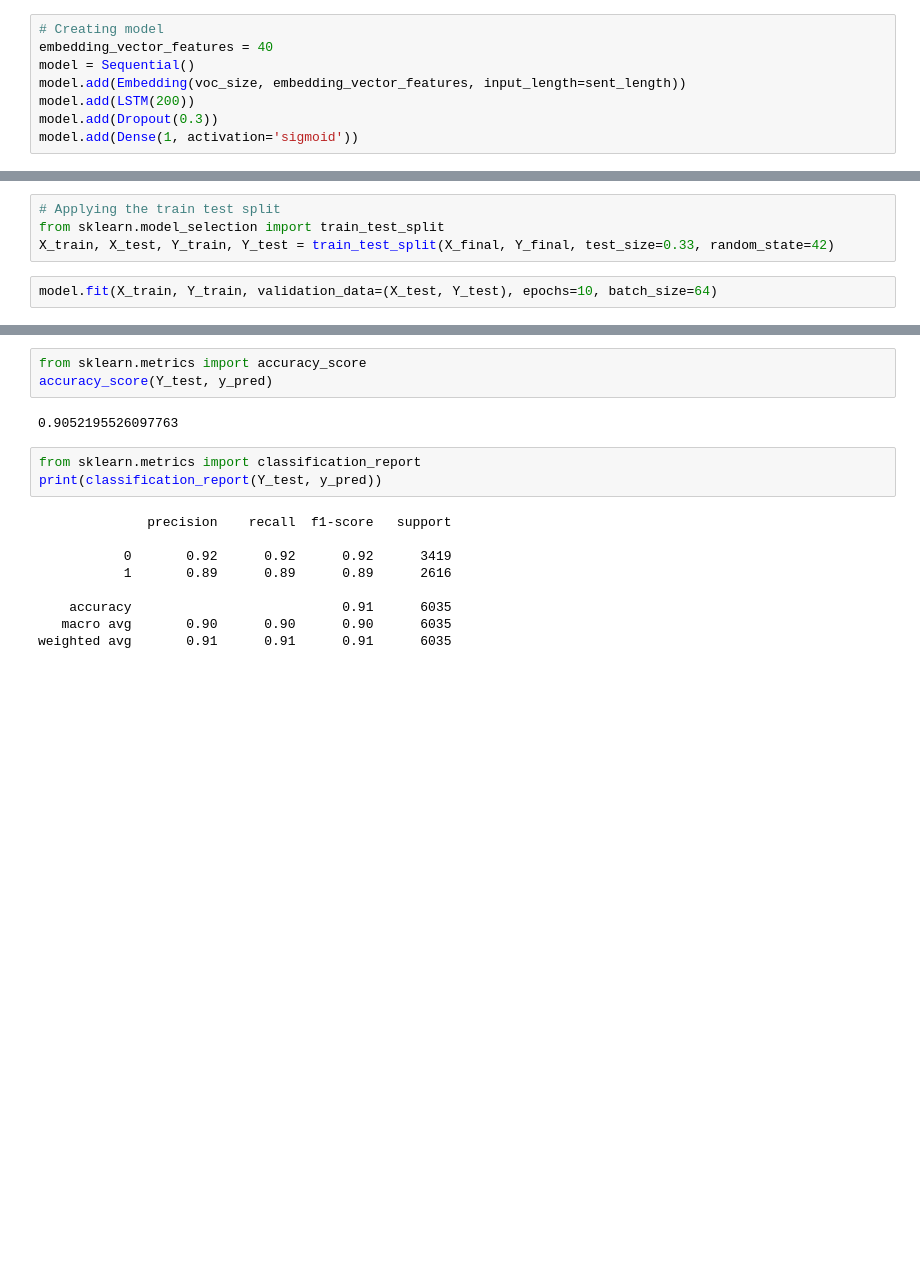
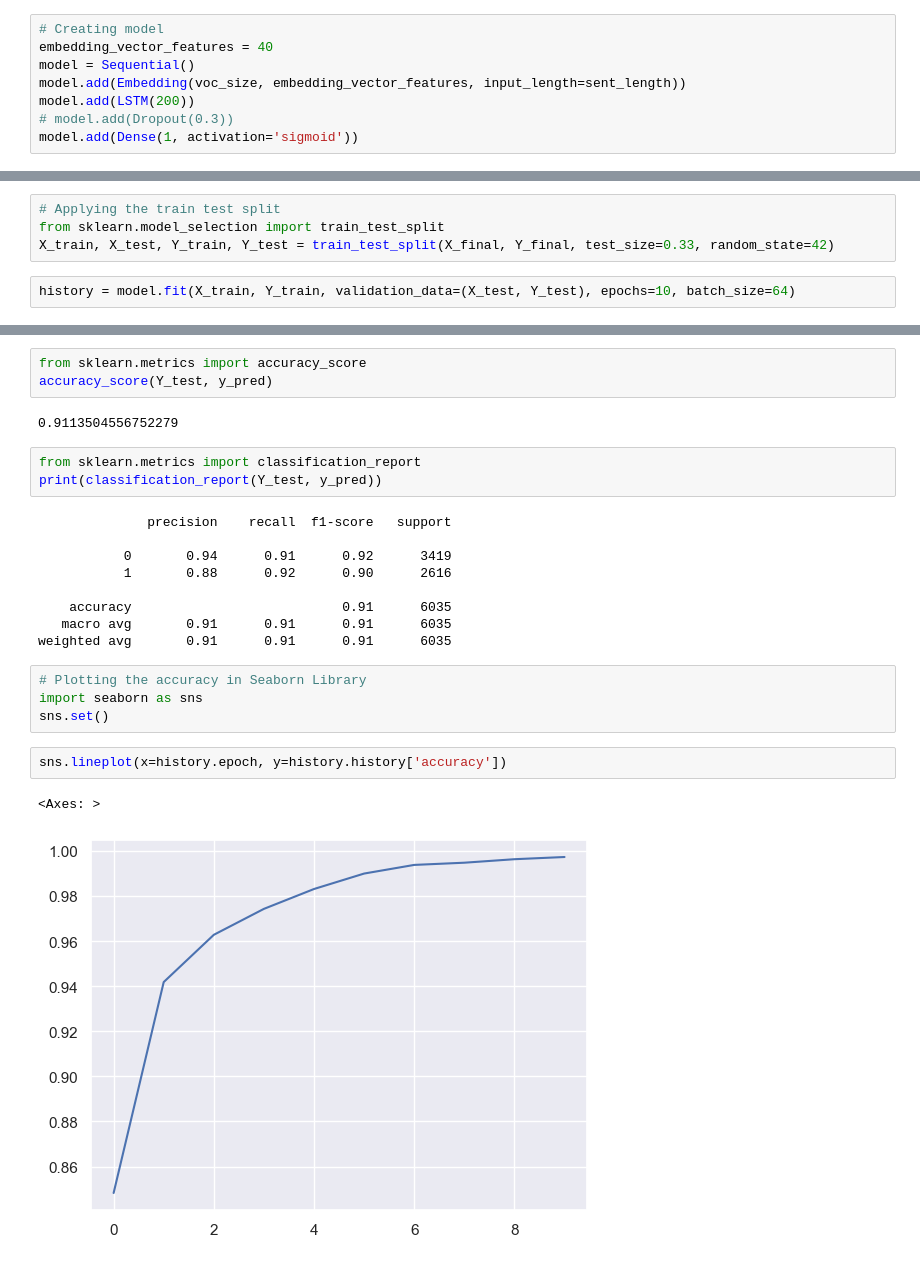
Before and after one commit to kaushik2103/Deep-Learning, a Jupyter notebook: Fake_News_Classifier_LSTM/LSTM.ipynb, the cells around one changed output, grey strips where cells are left out. Drawn from its saved outputs; the diff is of its cells as text; blank space fills up the shorter version.

```diff
--- a/Fake_News_Classifier_LSTM/LSTM.ipynb
+++ b/Fake_News_Classifier_LSTM/LSTM.ipynb
@@ -211,7 +212,7 @@ embedding_vector_features = 40
 model = Sequential()
 model.add(Embedding(voc_size, embedding_vector_features, input_length=sent_length))
 model.add(LSTM(200))
-model.add(Dropout(0.3))
+# model.add(Dropout(0.3))
 model.add(Dense(1, activation='sigmoid'))
 # %%
 # Compiling the Model
@@ -256,6 +255,6 @@ X_final.shape, Y_final.shape
 from sklearn.model_selection import train_test_split
 X_train, X_test, Y_train, Y_test = train_test_split(X_final, Y_final, test_size=0.33, random_state=42)
 # %%
-model.fit(X_train, Y_train, validation_data=(X_test, Y_test), epochs=10, batch_size=64)
+history = model.fit(X_train, Y_train, validation_data=(X_test, Y_test), epochs=10, batch_size=64)
 # %% [output]
 Epoch 1/10
@@ -313,16 +311,25 @@ array([[3132,  287],
 from sklearn.metrics import accuracy_score
 accuracy_score(Y_test, y_pred)
 # %% [output]
-0.9052195526097763
+0.9113504556752279
 # %%
 from sklearn.metrics import classification_report
 print(classification_report(Y_test, y_pred))
 # %% [output]
               precision    recall  f1-score   support
 
-           0       0.92      0.92      0.92      3419
-           1       0.89      0.89      0.89      2616
+           0       0.94      0.91      0.92      3419
+           1       0.88      0.92      0.90      2616
 
     accuracy                           0.91      6035
-   macro avg       0.90      0.90      0.90      6035
+   macro avg       0.91      0.91      0.91      6035
 weighted avg       0.91      0.91      0.91      6035
+# %%
+# Plotting the accuracy in Seaborn Library
+import seaborn as sns
+sns.set()
+# %%
+sns.lineplot(x=history.epoch, y=history.history['accuracy'])
+# %% [output]
+<Axes: >
+[figure, added]
```
Also changed, not shown: parts of 11 cells of this notebook.
